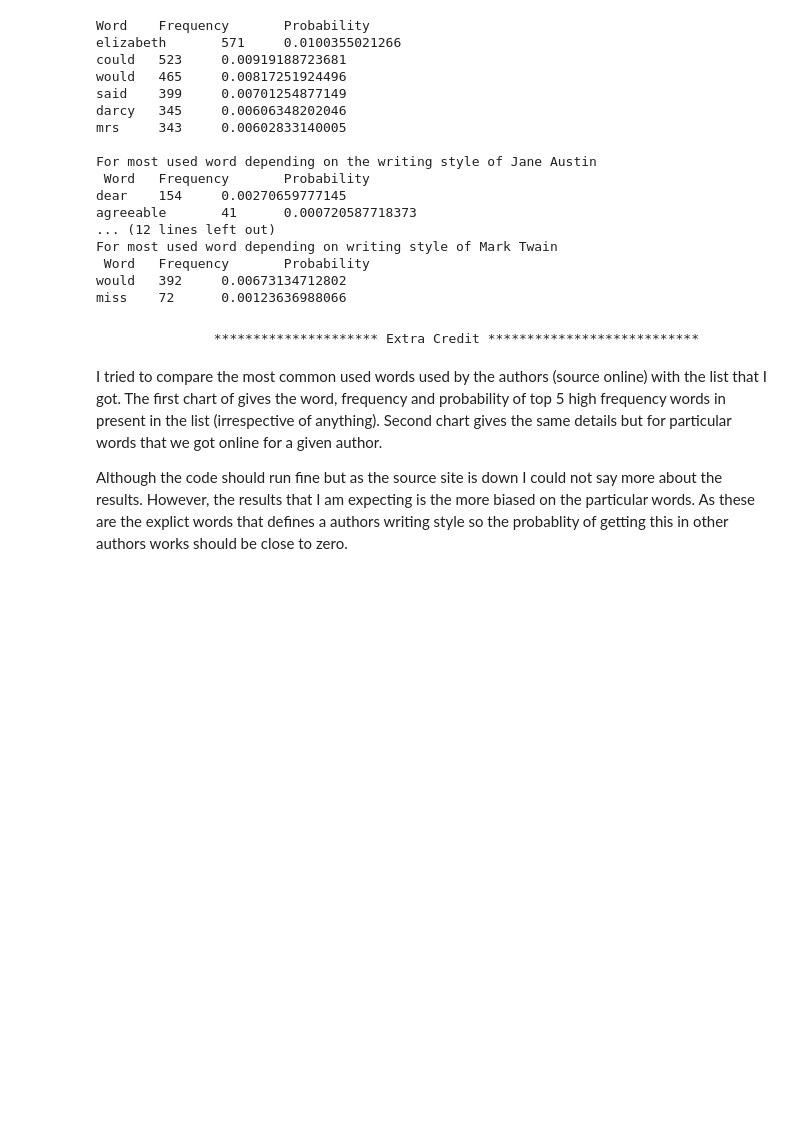
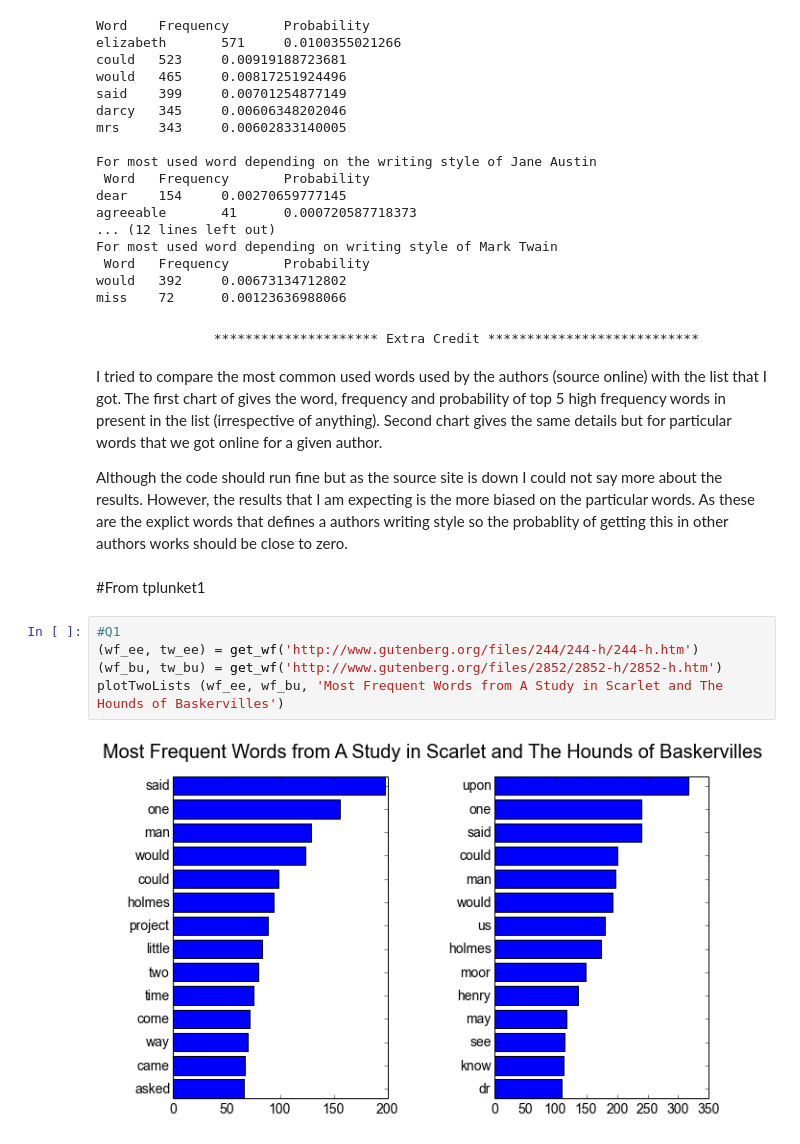
Before and after one commit to fdac/Assignment1, a Jupyter notebook: Solution1.ipynb, the cells around one changed output. Cells and saved outputs as stored; diff of their text form; blank space fills up the shorter version.

```diff
--- a/Solution1.ipynb
+++ b/Solution1.ipynb
@@ -1405,3 +1436,12 @@ miss    72      0.00123636988066
 I tried to compare the most common used words used by the authors (source online) with the list that I got. The first chart of gives the word, frequency and probability of top 5 high frequency words in present in the list (irrespective of anything). Second chart gives the same details but for particular words that we got online for a given author.
 
 Although the code should run fine but as the source site is down I could not say more about the results. However, the results that I am expecting is the more biased on the particular words. As these are the explict words that defines a authors writing style so the probablity of getting this in other authors works should be close to zero.
+# %% [markdown]
+#From tplunket1
+# %%
+#Q1
+(wf_ee, tw_ee) = get_wf('http://www.gutenberg.org/files/244/244-h/244-h.htm')
+(wf_bu, tw_bu) = get_wf('http://www.gutenberg.org/files/2852/2852-h/2852-h.htm')
+plotTwoLists (wf_ee, wf_bu, 'Most Frequent Words from A Study in Scarlet and The Hounds of Baskervilles')
+# %% [output]
+[figure, added]
```
Also changed, not shown: parts of 36 cells of this notebook.
